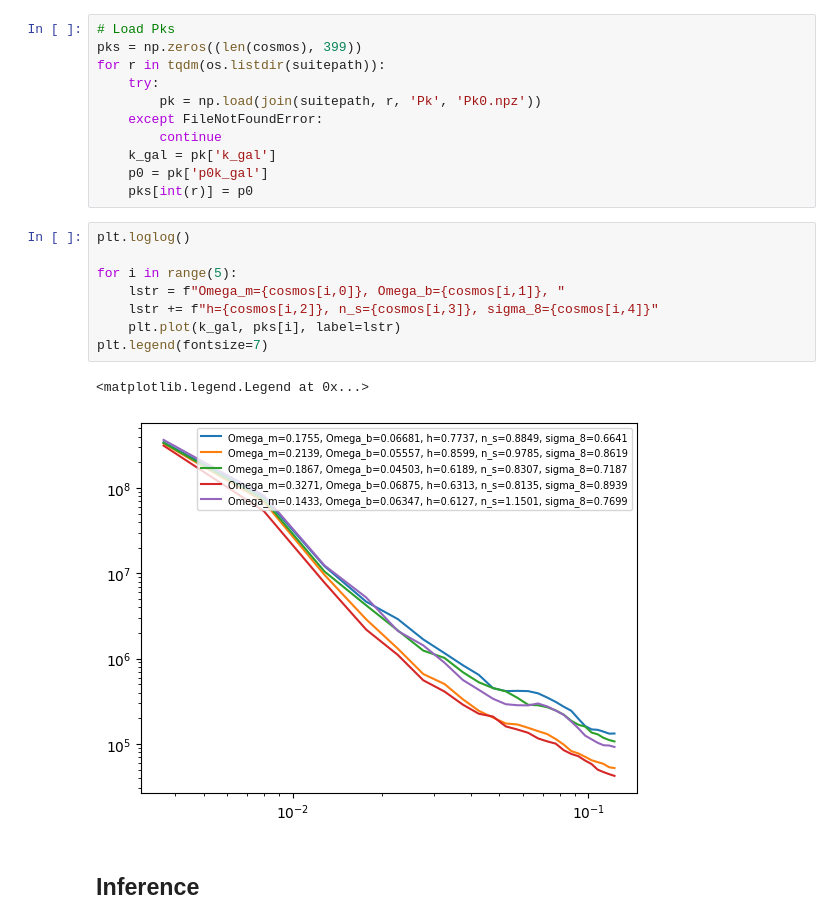
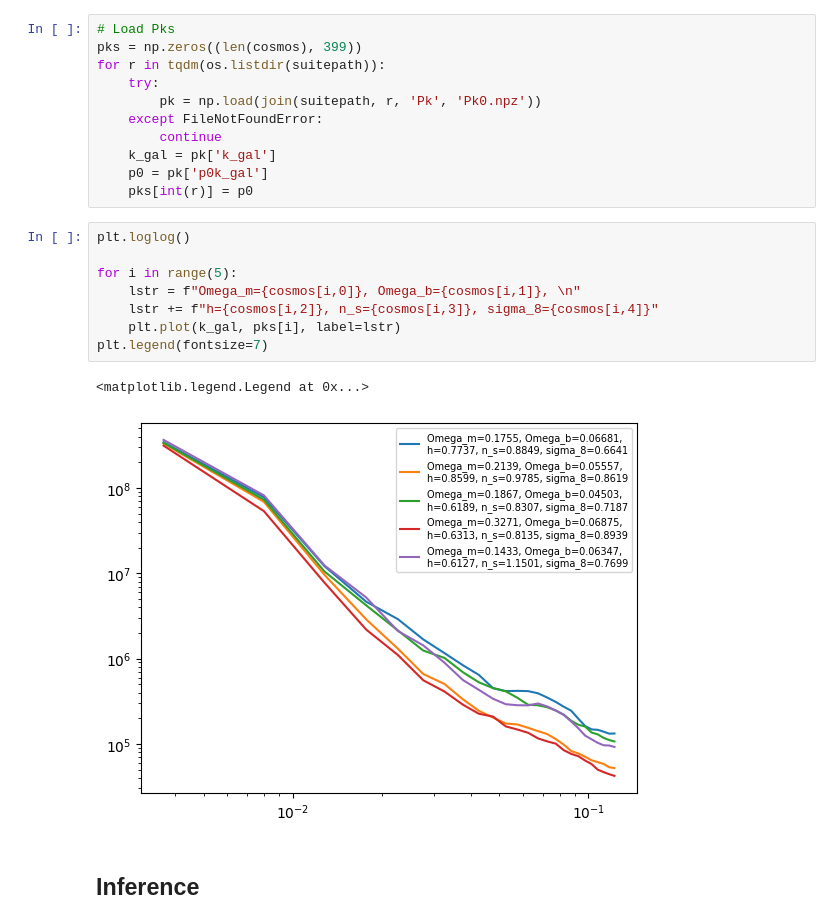
Before and after one commit to maho3/matts_tests, a Jupyter notebook: test_inference.ipynb, the cells around one changed output. Drawn from its saved outputs; the diff is of its cells as text.

```diff
--- a/test_inference.ipynb
+++ b/test_inference.ipynb
@@ -92,14 +95,14 @@ for r in tqdm(os.listdir(suitepath)):
 # %%
 plt.loglog()
 
 for i in range(5):
-    lstr = f"Omega_m={cosmos[i,0]}, Omega_b={cosmos[i,1]}, "
+    lstr = f"Omega_m={cosmos[i,0]}, Omega_b={cosmos[i,1]}, \n"
     lstr += f"h={cosmos[i,2]}, n_s={cosmos[i,3]}, sigma_8={cosmos[i,4]}"
     plt.plot(k_gal, pks[i], label=lstr)
 plt.legend(fontsize=7)
 # %% [output]
 <matplotlib.legend.Legend at 0x...>
-[figure, old version]
+[figure, new version]
 # %% [markdown]
 ## Inference
 # %%
```
Also changed, not shown: parts of 20 cells of this notebook, 2 other files.
